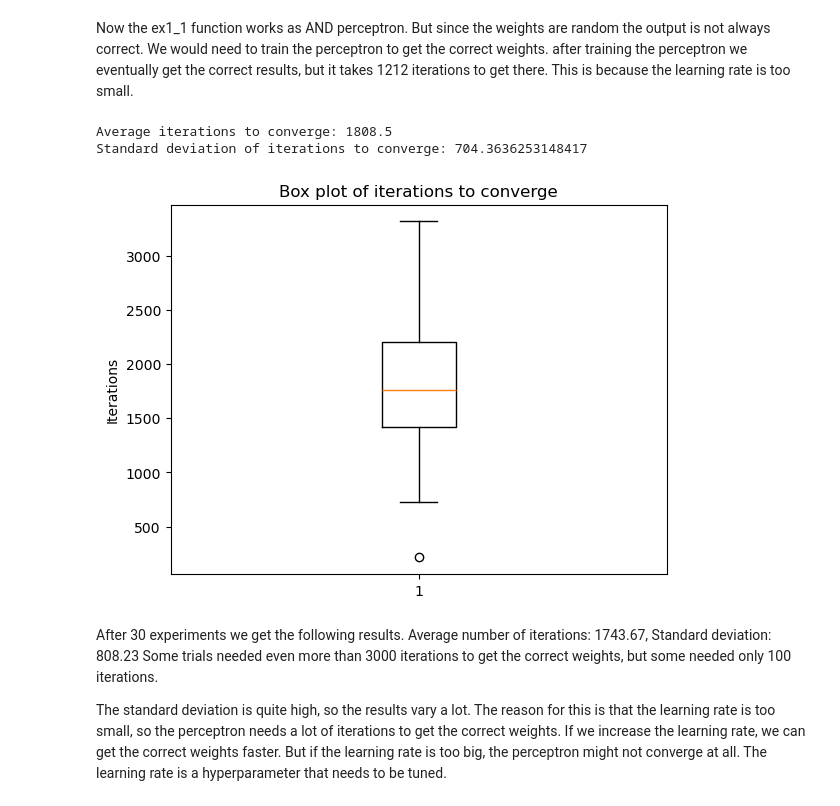
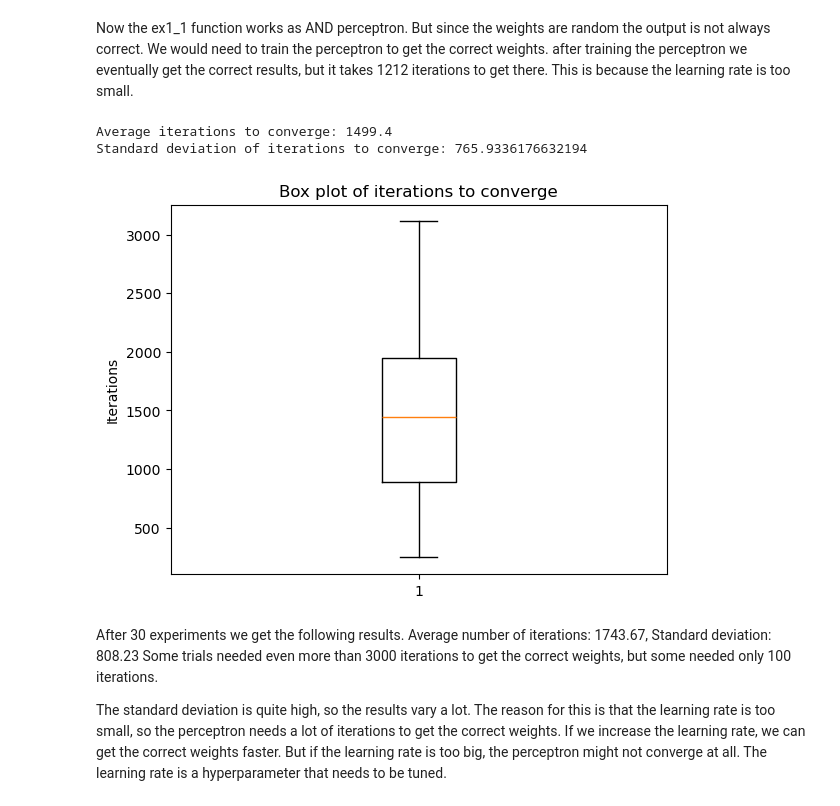
Before and after one commit to Qubi0-0/MachineLearning, a Jupyter notebook: SupervisedLearning/SupervisedLearning.ipynb, the cells around one changed output. Drawn from its saved outputs; the diff is of its cells as text; code cells hidden in the pictures.

```diff
--- a/SupervisedLearning/SupervisedLearning.ipynb
+++ b/SupervisedLearning/SupervisedLearning.ipynb
@@ -149,0 +166,3 @@ Converged after 1212 iterations
+# %%
+percepron = ANDPerceptron()
+percepron.ex1()
@@ -150,11 +178,11 @@ Converged after 1212 iterations
 # %% [markdown]
 Now the ex1_1 function works as AND perceptron. But since the weights are random the output is not always correct. We would need to train the perceptron to get the correct weights. after training the perceptron we eventually get the correct results, but it takes 1212 iterations to get there. This is because the learning rate is too small.
 # %%
-learner.repeat_experiment()
+percepron.repeat_experiment()
 # %% [output]
-Average iterations to converge: 1808.5
-Standard deviation of iterations to converge: 704.3636253148417
+Average iterations to converge: 1499.4
+Standard deviation of iterations to converge: 765.9336176632194
-[figure, old version]
+[figure, new version]
 # %% [markdown]
 After 30 experiments we get the following results. Average number of iterations: 1743.67, Standard deviation: 808.23
 Some trials needed even more than 3000 iterations to get the correct weights, but some needed only 100 iterations.
```
Also changed, not shown: parts of 10 cells of this notebook.
